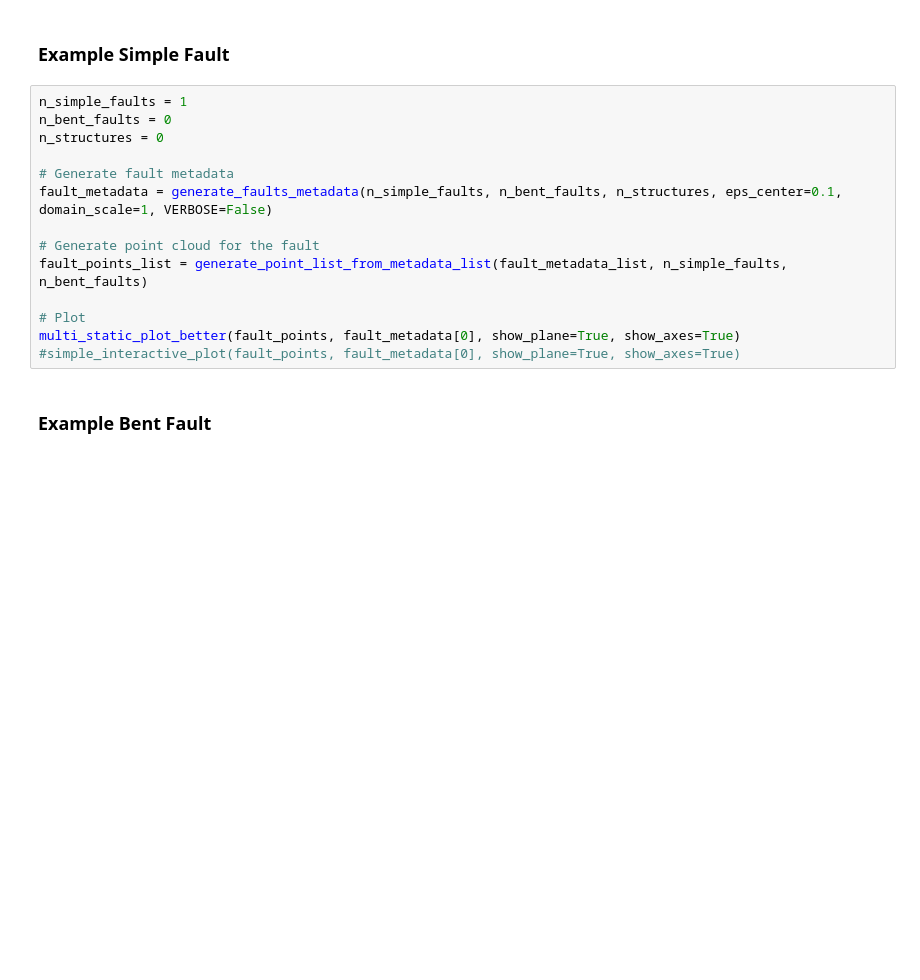
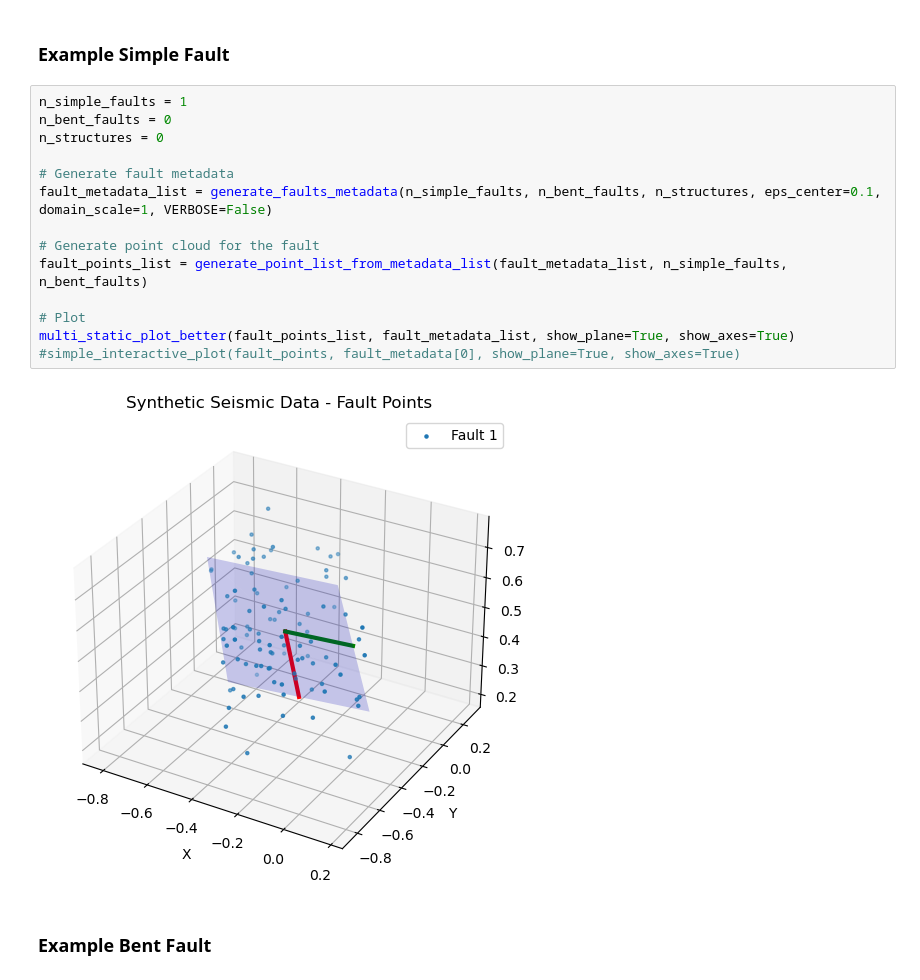
Before and after one commit to samhouliston/DSL_Quake_Fault_Reconstruction, a Jupyter notebook: synthetics/synthetics_python.ipynb, the cells around one changed output. Drawn from its saved outputs; the diff is of its cells as text; blank space fills up the shorter version.

Commit message:
Add files via upload
Uploaded synthetic data generation notebook.
Next steps is to convert this to a script, and tweak scales to make more realistic

```diff
--- a/synthetics/synthetics_python.ipynb
+++ b/synthetics/synthetics_python.ipynb
@@ -371,17 +372,19 @@ def multi_interactive_plot_better(fault_points_list, fault_metadata_list=None, s
 # %%
 n_simple_faults = 1
 n_bent_faults = 0
 n_structures = 0
 
 # Generate fault metadata
-fault_metadata = generate_faults_metadata(n_simple_faults, n_bent_faults, n_structures, eps_center=0.1, domain_scale=1, VERBOSE=False)
+fault_metadata_list = generate_faults_metadata(n_simple_faults, n_bent_faults, n_structures, eps_center=0.1, domain_scale=1, VERBOSE=False)
 
 # Generate point cloud for the fault
 fault_points_list = generate_point_list_from_metadata_list(fault_metadata_list, n_simple_faults, n_bent_faults)
 
 # Plot
-multi_static_plot_better(fault_points, fault_metadata[0], show_plane=True, show_axes=True)
+multi_static_plot_better(fault_points_list, fault_metadata_list, show_plane=True, show_axes=True)
 #simple_interactive_plot(fault_points, fault_metadata[0], show_plane=True, show_axes=True)
+# %% [output]
+[figure, added]
 # %% [markdown]
 ### Example Bent Fault
 # %%
```
Also changed, not shown: parts of 5 cells of this notebook.
